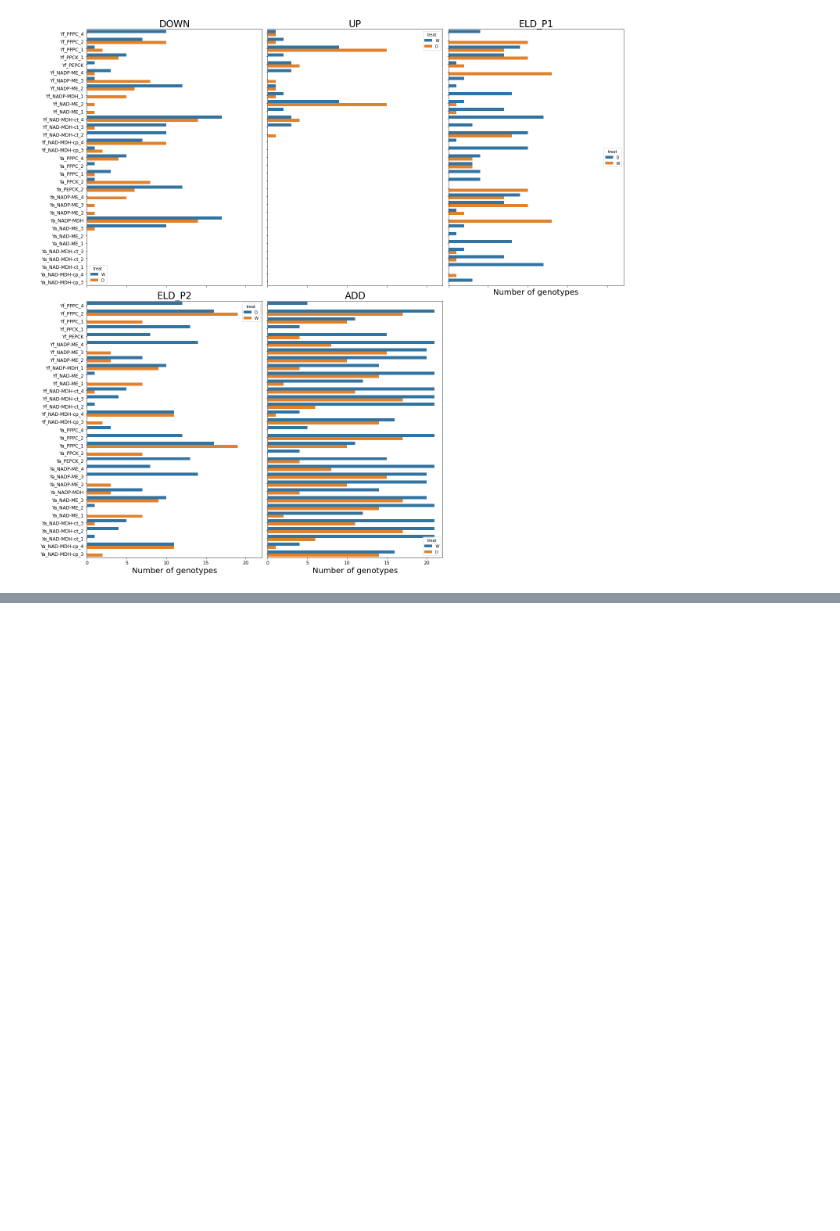
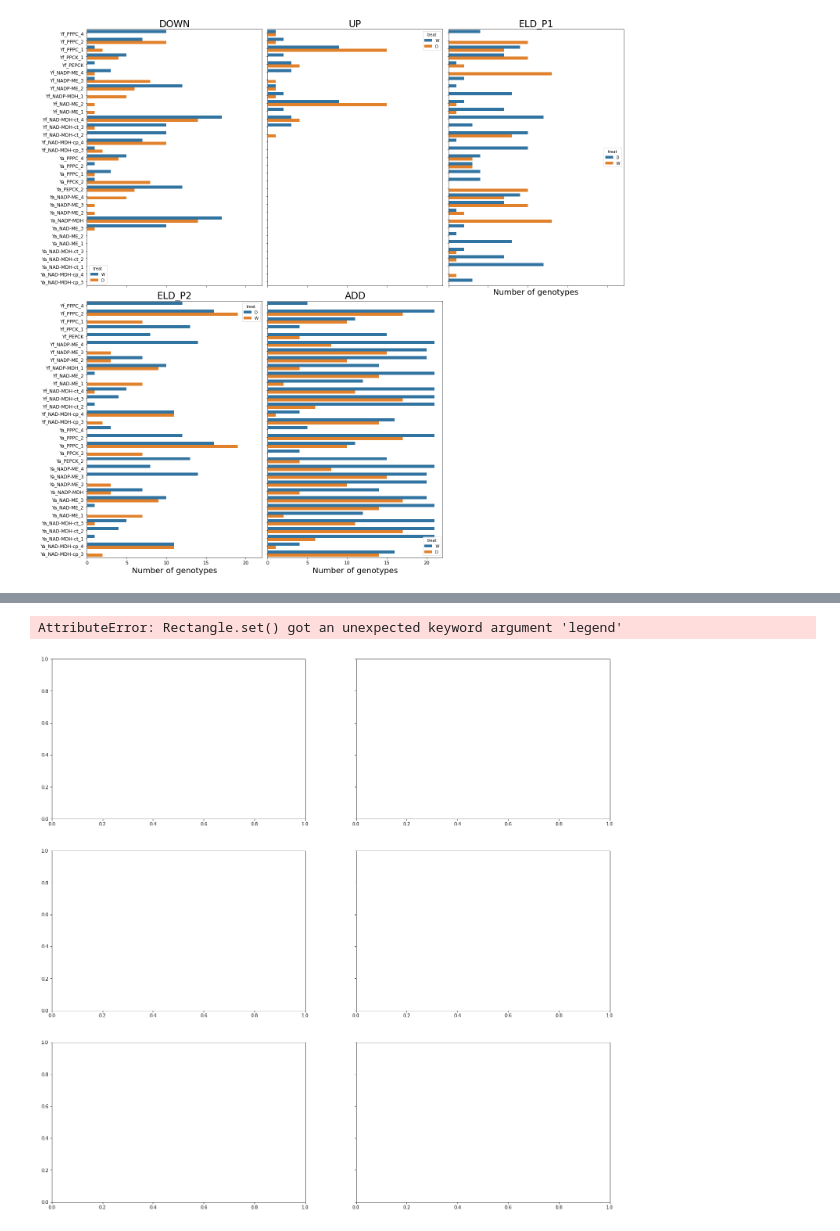
Before and after one commit to achpardo/yucca-genomics, a Jupyter notebook: differential_expression/expression_partitioning_downstream/hybexp_partitioning_results.ipynb, the cells around one changed output, grey strips where cells are left out. Saved outputs shown, nothing was run; the diff lists cells and outputs as text; code cells hidden in the pictures; blank space fills up the shorter version.

```diff
--- a/differential_expression/expression_partitioning_downstream/hybexp_partitioning_results.ipynb
+++ b/differential_expression/expression_partitioning_downstream/hybexp_partitioning_results.ipynb
@@ -336,0 +439,4 @@ Trans-regulation is indicated by DE from the parents (i.e. everything in the Hyb
+# %%
+classcat = res.groupby(["phys","genotype","treat","Class","Category"]).count().reset_index()[["phys","genotype","treat",
+                                                                                              "Class","Category","Gene"]]
+classcat.head()
@@ -336,0 +450,3 @@ Trans-regulation is indicated by DE from the parents (i.e. everything in the Hyb
+# %%
+# sample: subset to DOWN
+down = classcat[classcat["Class"]=="DOWN"]
@@ -336,0 +498,7 @@ Trans-regulation is indicated by DE from the parents (i.e. everything in the Hyb
+# %%
+fig,ax = plt.subplots(nrows=3,ncols=2,figsize=(22,22),sharey=True)
+
+stackplot_catclass(down,(0,0),ax)
+# %% [output]
+AttributeError: Rectangle.set() got an unexpected keyword argument 'legend'
+[figure, added]
```
Also changed, not shown: parts of 22 cells of this notebook.
